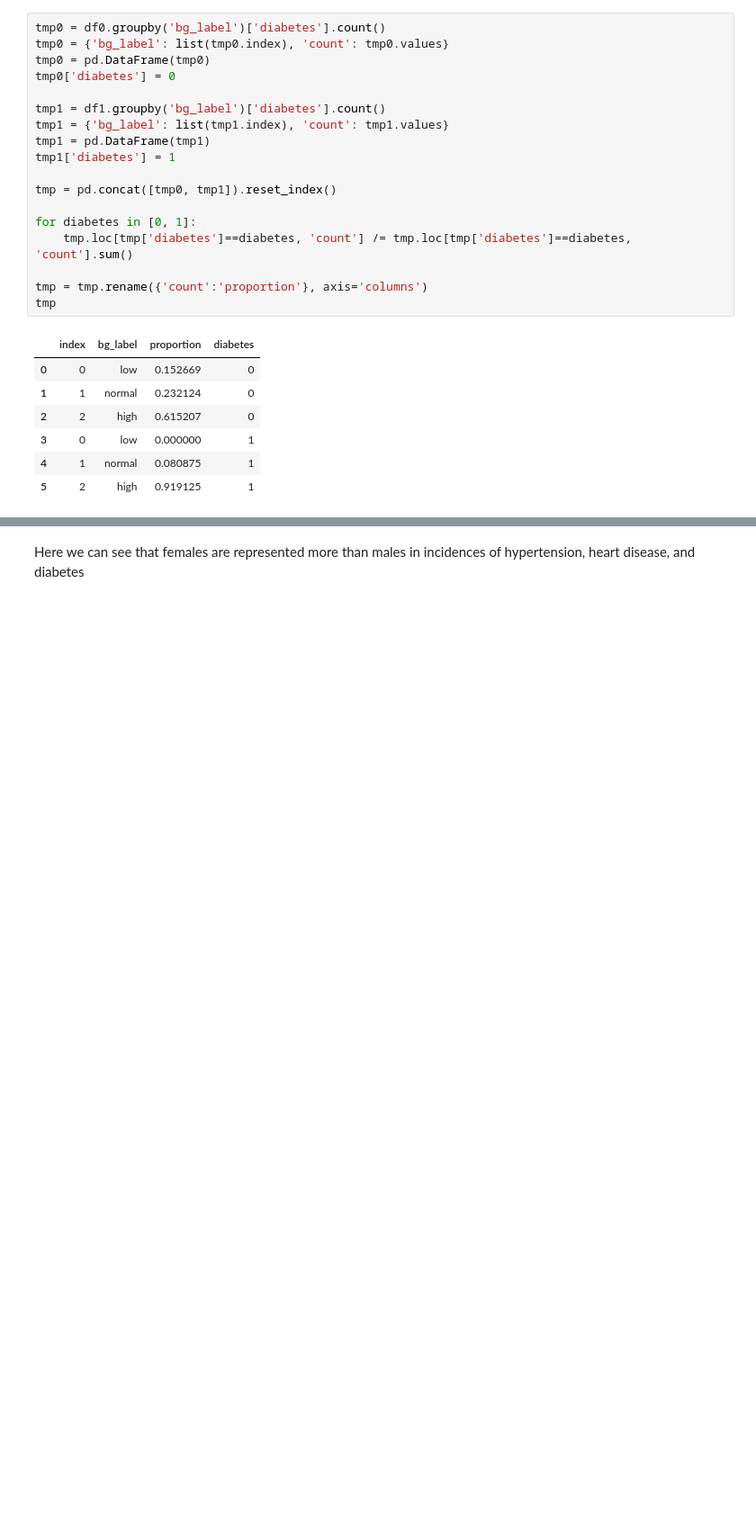
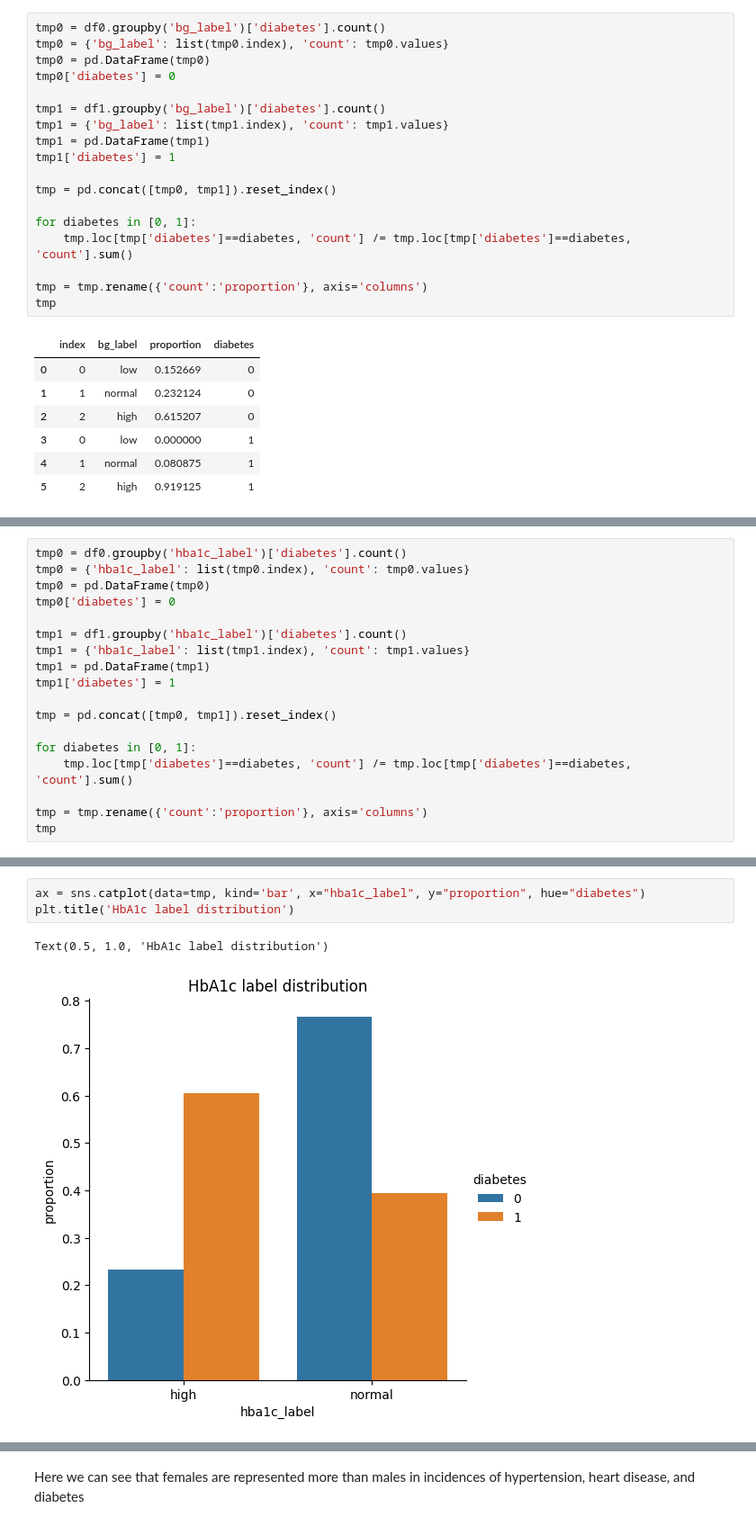
Before and after one commit to harshi-saha/cogs108-project, a Jupyter notebook: FinalReport_group014_draft.ipynb, the cells around one changed output, grey strips where cells are left out. Shown at 90% size. Saved outputs shown, nothing was run; the diff lists cells and outputs as text; blank space fills up the shorter version.

```diff
--- a/FinalReport_group014_draft.ipynb
+++ b/FinalReport_group014_draft.ipynb
@@ -346,0 +341,18 @@ tmp
+# %%
+tmp0 = df0.groupby('hba1c_label')['diabetes'].count()
+tmp0 = {'hba1c_label': list(tmp0.index), 'count': tmp0.values}
+tmp0 = pd.DataFrame(tmp0)
+tmp0['diabetes'] = 0
+
+tmp1 = df1.groupby('hba1c_label')['diabetes'].count()
+tmp1 = {'hba1c_label': list(tmp1.index), 'count': tmp1.values}
+tmp1 = pd.DataFrame(tmp1)
+tmp1['diabetes'] = 1
+
+tmp = pd.concat([tmp0, tmp1]).reset_index()
+
+for diabetes in [0, 1]:
+    tmp.loc[tmp['diabetes']==diabetes, 'count'] /= tmp.loc[tmp['diabetes']==diabetes, 'count'].sum()
+
+tmp = tmp.rename({'count':'proportion'}, axis='columns')
+tmp
@@ -346,0 +365,6 @@ tmp
+# %%
+ax = sns.catplot(data=tmp, kind='bar', x="hba1c_label", y="proportion", hue="diabetes")
+plt.title('HbA1c label distribution')
+# %% [output]
+Text(0.5, 1.0, 'HbA1c label distribution')
+[figure, added]
```
Also changed, not shown: parts of 48 cells of this notebook.
